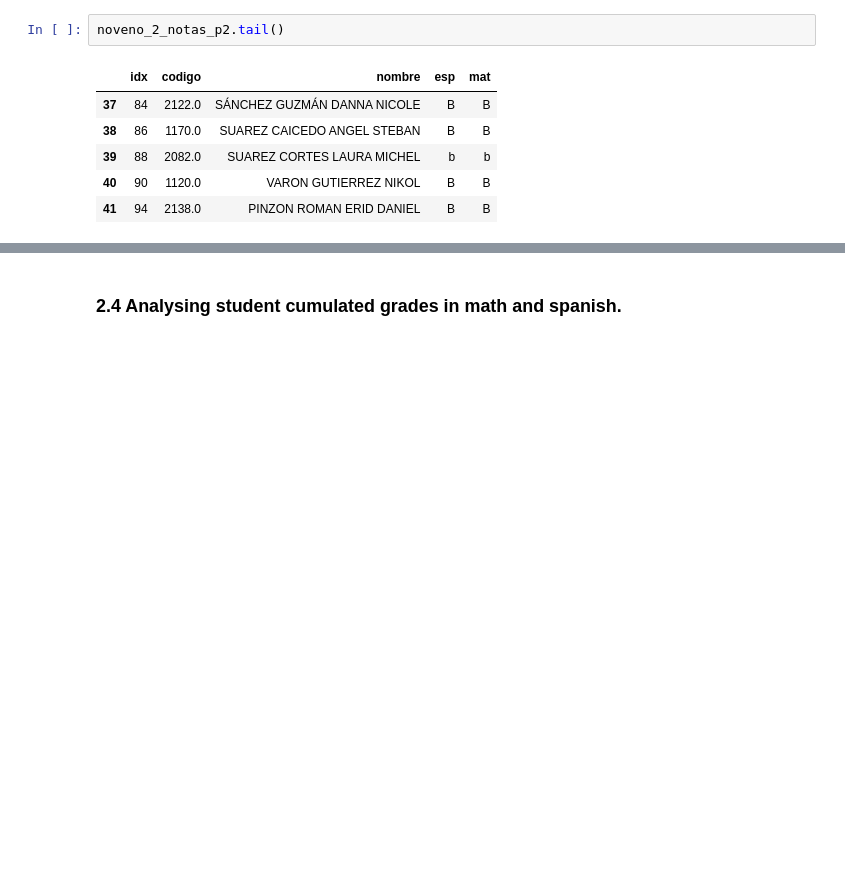
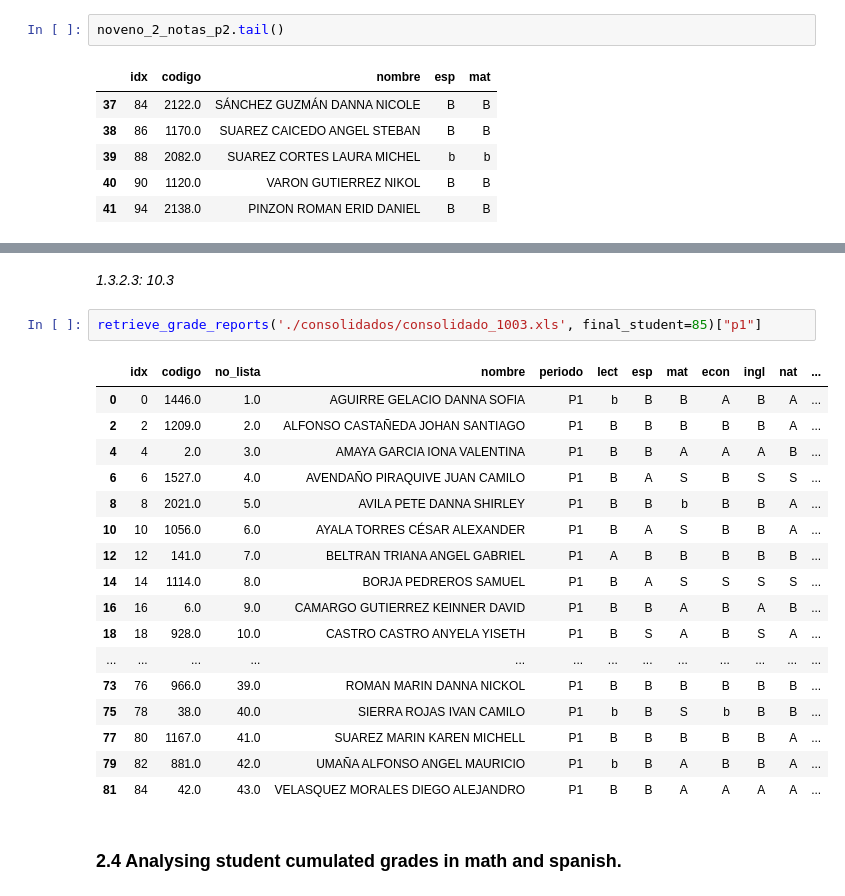
Before and after one commit to marlon-cooh/mlops, a Jupyter notebook: eda.ipynb, the cells around one changed output, grey strips where cells are left out. Cells and saved outputs as stored; diff of their text form; blank space fills up the shorter version.

```diff
--- a/eda.ipynb
+++ b/eda.ipynb
@@ -328,2 +523,24 @@ noveno_2_notas_p2.tail()
+# %% [markdown]
+*1.3.2.3: 10.3*
+# %%
+retrieve_grade_reports('./consolidados/consolidado_1003.xls', final_student=85)["p1"]
+# %% [output]
+|  | idx | codigo | no_lista | nombre | periodo | lect | esp | mat | econ | ingl | nat | ... |
+| 0 | 0 | 1446.0 | 1.0 | AGUIRRE GELACIO DANNA SOFIA | P1 | b | B | B | A | B | A | ... |
+| 2 | 2 | 1209.0 | 2.0 | ALFONSO CASTAÑEDA JOHAN SANTIAGO | P1 | B | B | B | B | B | A | ... |
+| 4 | 4 | 2.0 | 3.0 | AMAYA GARCIA IONA VALENTINA | P1 | B | B | A | A | A | B | ... |
+| 6 | 6 | 1527.0 | 4.0 | AVENDAÑO PIRAQUIVE JUAN CAMILO | P1 | B | A | S | B | S | S | ... |
+| 8 | 8 | 2021.0 | 5.0 | AVILA PETE DANNA SHIRLEY | P1 | B | B | b | B | B | A | ... |
+| 10 | 10 | 1056.0 | 6.0 | AYALA TORRES CÉSAR ALEXANDER | P1 | B | A | S | B | B | A | ... |
+| 12 | 12 | 141.0 | 7.0 | BELTRAN TRIANA ANGEL GABRIEL | P1 | A | B | B | B | B | B | ... |
+| 14 | 14 | 1114.0 | 8.0 | BORJA PEDREROS SAMUEL | P1 | B | A | S | S | S | S | ... |
+| 16 | 16 | 6.0 | 9.0 | CAMARGO GUTIERREZ KEINNER DAVID | P1 | B | B | A | B | A | B | ... |
+| 18 | 18 | 928.0 | 10.0 | CASTRO CASTRO ANYELA YISETH | P1 | B | S | A | B | S | A | ... |
+| ... | ... | ... | ... | ... | ... | ... | ... | ... | ... | ... | ... | ... |
+| 73 | 76 | 966.0 | 39.0 | ROMAN MARIN DANNA NICKOL | P1 | B | B | B | B | B | B | ... |
+| 75 | 78 | 38.0 | 40.0 | SIERRA ROJAS IVAN CAMILO | P1 | b | B | S | b | B | B | ... |
+| 77 | 80 | 1167.0 | 41.0 | SUAREZ MARIN KAREN MICHELL | P1 | B | B | B | B | B | A | ... |
+| 79 | 82 | 881.0 | 42.0 | UMAÑA ALFONSO ANGEL MAURICIO | P1 | b | B | A | B | B | A | ... |
+| 81 | 84 | 42.0 | 43.0 | VELASQUEZ MORALES DIEGO ALEJANDRO | P1 | B | B | A | A | A | A | ... |
 # %% [markdown]
 ### 2.4 Analysing student cumulated grades in math and spanish.
```
Also changed, not shown: parts of 37 cells of this notebook, 1 other file.
